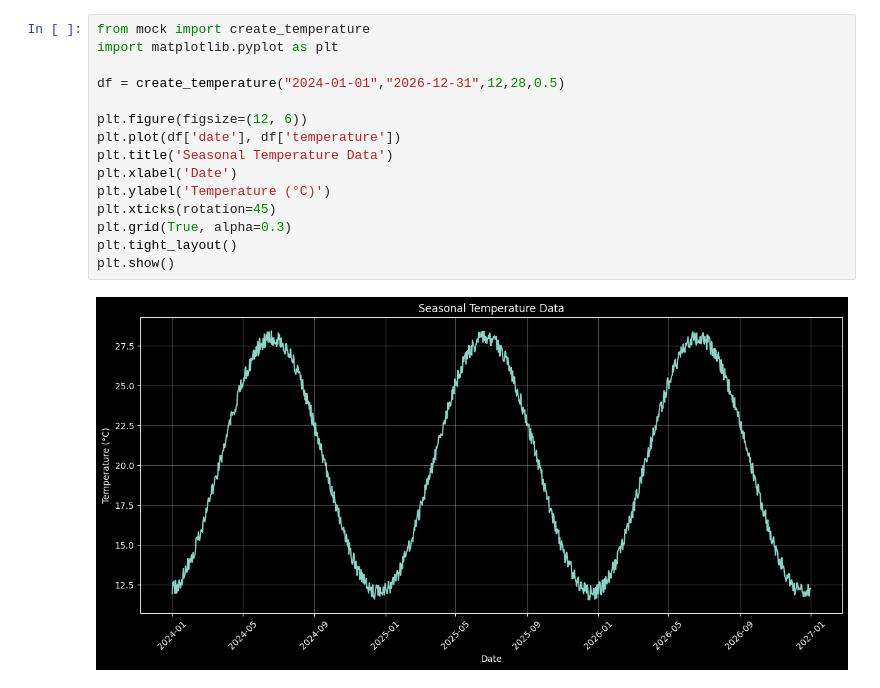
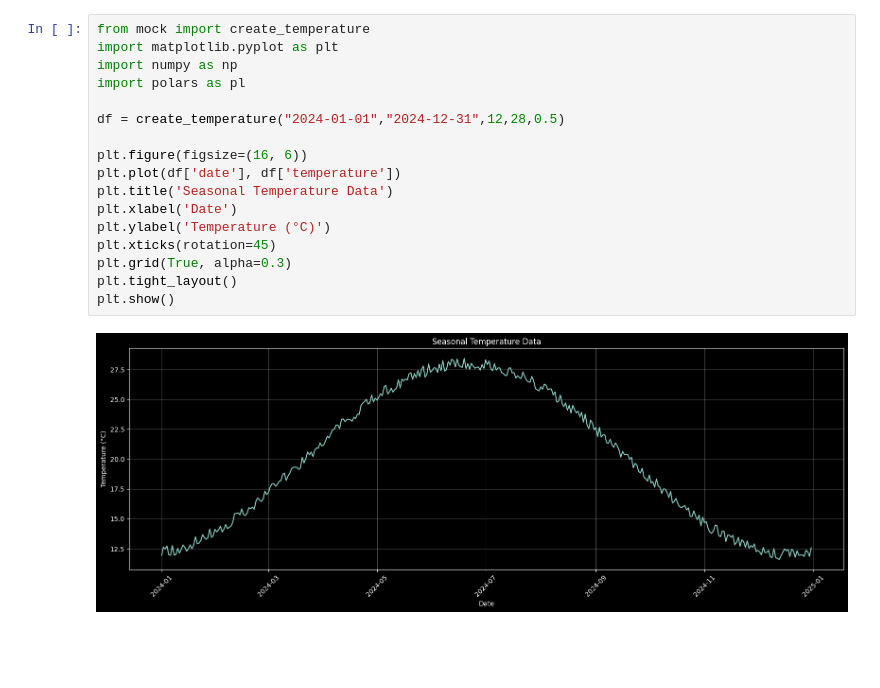
Before and after one commit to taciozturk/aquaculture, a Jupyter notebook: mock_data.ipynb, the cells around one changed output. Cells and saved outputs as stored; diff of their text form; blank space fills up the shorter version.

```diff
--- a/mock_data.ipynb
+++ b/mock_data.ipynb
@@ -1,17 +1,19 @@
 # %%
 from mock import create_temperature
 import matplotlib.pyplot as plt
+import numpy as np
+import polars as pl
 
-df = create_temperature("2024-01-01","2026-12-31",12,28,0.5)
+df = create_temperature("2024-01-01","2024-12-31",12,28,0.5)
 
-plt.figure(figsize=(12, 6))
+plt.figure(figsize=(16, 6))
 plt.plot(df['date'], df['temperature'])
 plt.title('Seasonal Temperature Data')
 plt.xlabel('Date')
 plt.ylabel('Temperature (°C)')
 plt.xticks(rotation=45)
 plt.grid(True, alpha=0.3)
 plt.tight_layout()
 plt.show()
 # %% [output]
-[figure, old version]
+[figure, new version]
```
Also changed, not shown: parts of 1 cell of this notebook, 7 other files.
